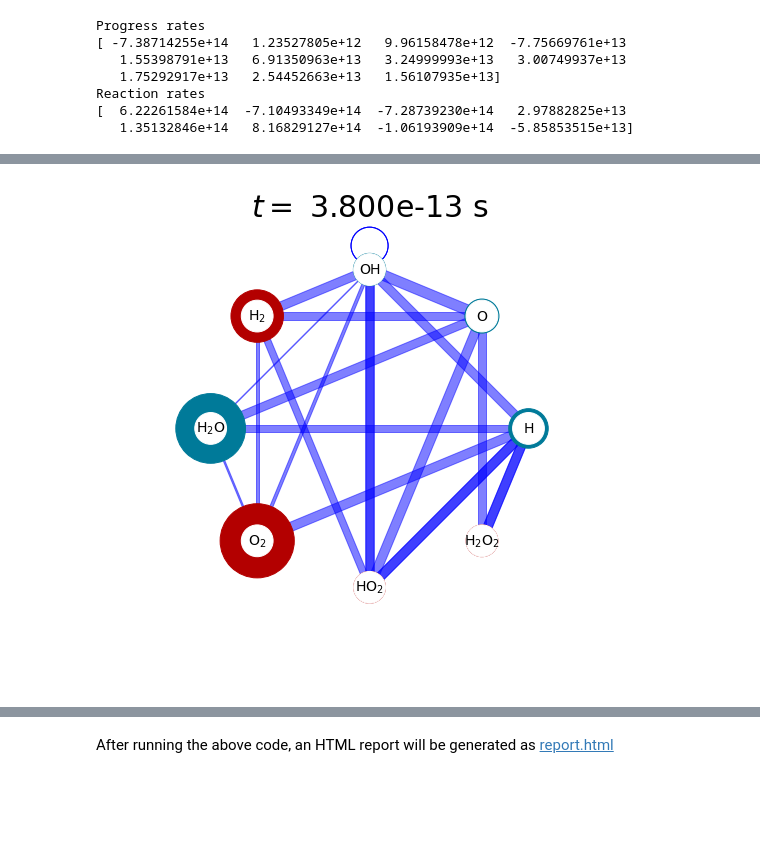
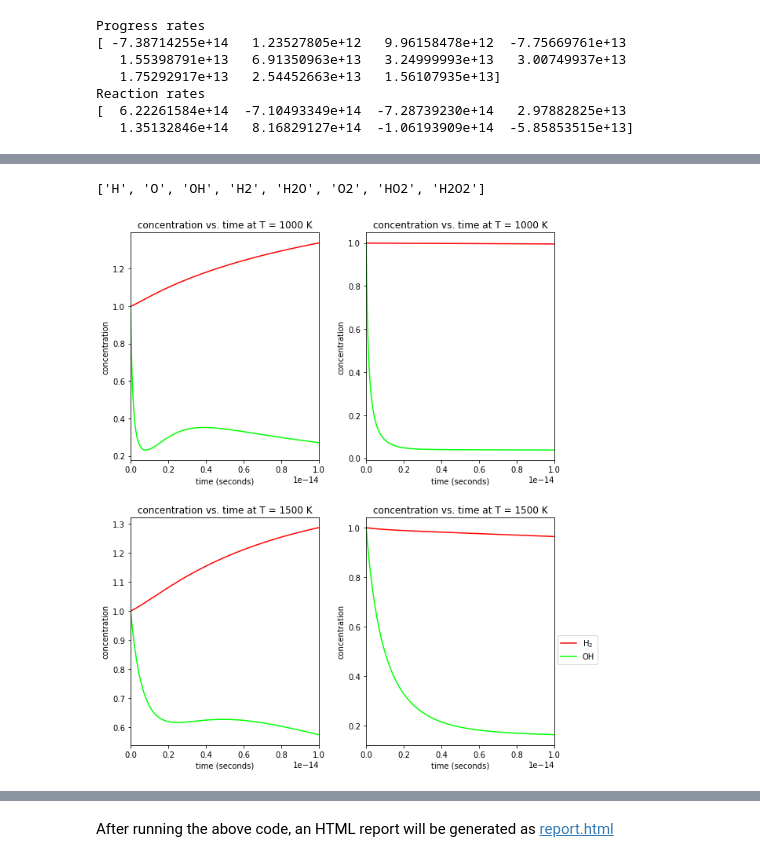
Before and after one commit to cs207group4/cs207-FinalProject, a Jupyter notebook: demo_notebook/demo.ipynb, the cells around one changed output, grey strips where cells are left out. Saved outputs shown, nothing was run; the diff lists cells and outputs as text; code cells hidden in the pictures; blank space fills up the shorter version.

```diff
--- a/demo_notebook/demo.ipynb
+++ b/demo_notebook/demo.ipynb
@@ -178,4 +217,0 @@ cv.plot_network([0])
-# %%
-cv.plot_network([3.8e-13])
-# %% [output]
-[figure, removed]
@@ -183,0 +218,14 @@ cv.html_report('report.html')
+# %%
+print(cs.chem.species)
+Temp_vals = [1000,1500]
+concentrations = np.array([[1,1,1,1,1,1,1,1],
+                           [1,1,1,1,0,0,0,0]])
+t_max = 2.e-14
+dt = 2.5e-17
+gridresults = cs.grid_solve(concentrations,
+               Temp_vals,
+               t_max, dt).get_grid_results()
+cv.plot_gridtime_series("concentration", tmax = 1e-14, species = ['H2', 'OH'])
+# %% [output]
+['H', 'O', 'OH', 'H2', 'H2O', 'O2', 'HO2', 'H2O2']
+[figure, added]
```
Also changed, not shown: parts of 26 cells of this notebook, 5 other files.
